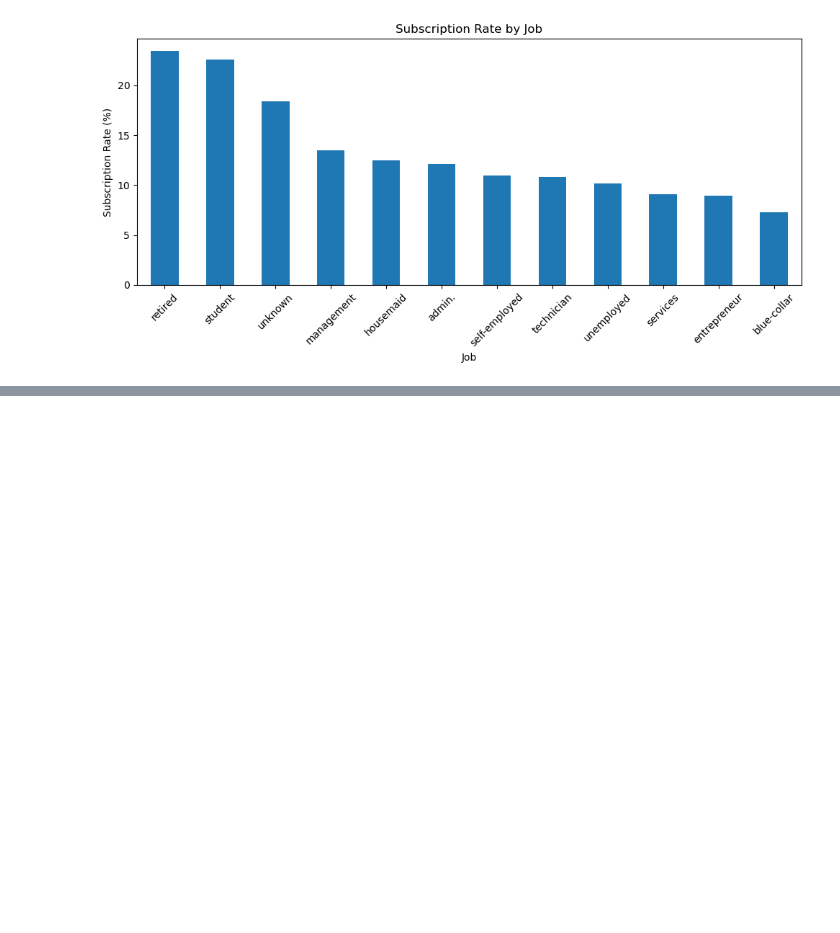
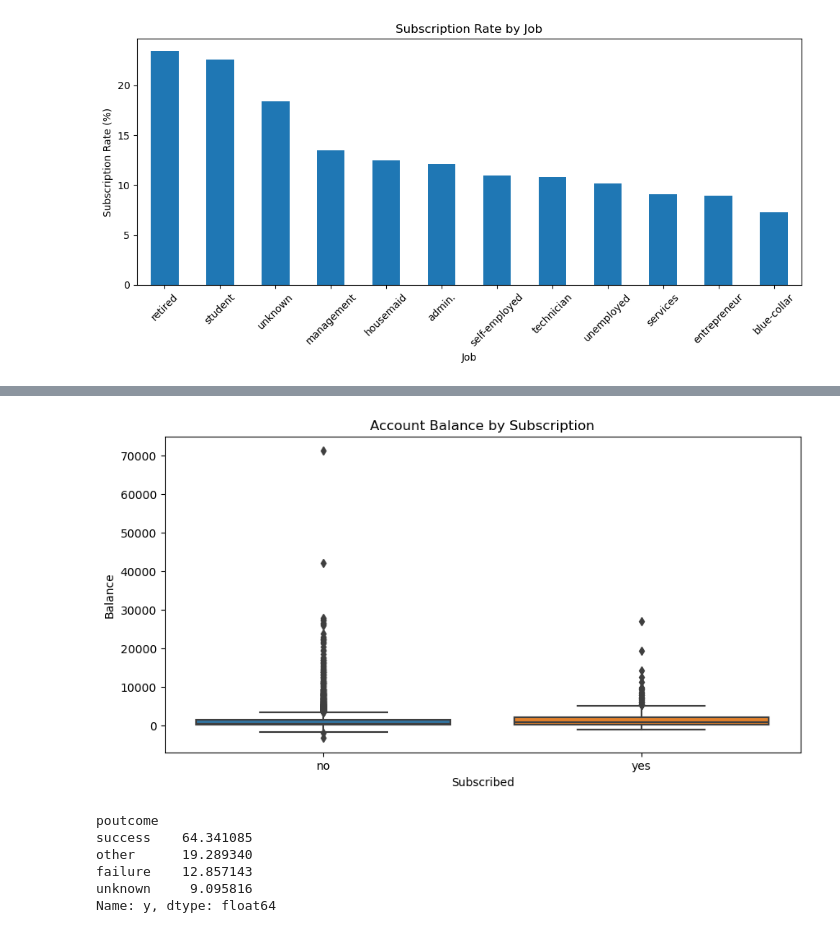
Before and after one commit to ali84mlk/tabular-ml-study, a Jupyter notebook: notebooks/01_initial_exploration.ipynb, the cells around one changed output, grey strips where cells are left out. Cells and saved outputs as stored; diff of their text form; code cells hidden in the pictures; blank space fills up the shorter version.

```diff
--- a/notebooks/01_initial_exploration.ipynb
+++ b/notebooks/01_initial_exploration.ipynb
@@ -192,0 +211,31 @@ plt.show()
+# %%
+plt.figure(figsize=(10, 5))
+
+sns.boxplot(
+    data=df,
+    x="y",
+    y="balance"
+)
+
+plt.title("Account Balance by Subscription")
+plt.xlabel("Subscribed")
+plt.ylabel("Balance")
+
+plt.show()
+# %% [output]
+[figure, added]
+# %%
+poutcome_subscription = (
+    df.groupby("poutcome")["y"]
+      .apply(lambda x: (x == "yes").mean() * 100)
+      .sort_values(ascending=False)
+)
+
+poutcome_subscription
+# %% [output]
+poutcome
+success    64.341085
+other      19.289340
+failure    12.857143
+unknown     9.095816
+Name: y, dtype: float64
```
Also changed, not shown: parts of 8 cells of this notebook.
